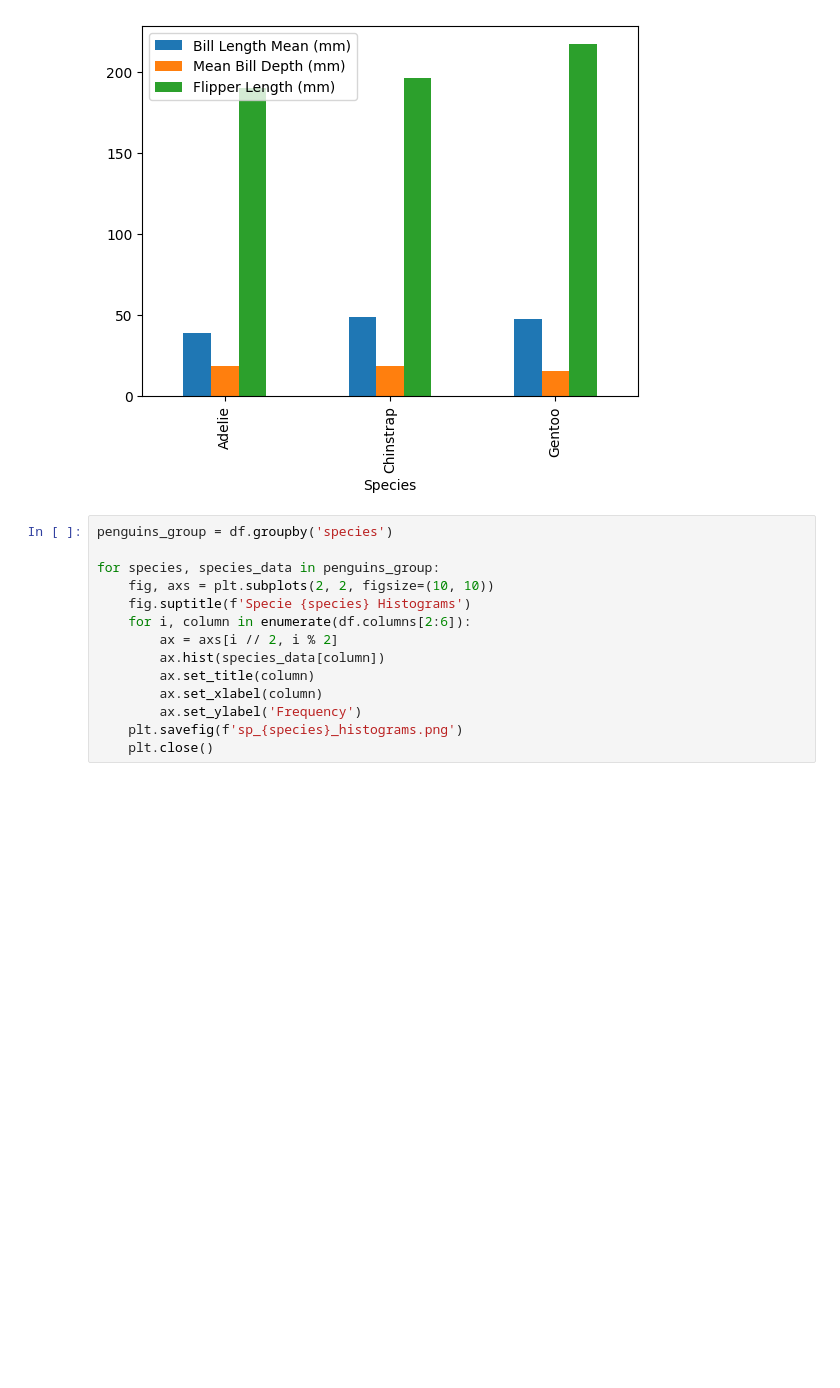
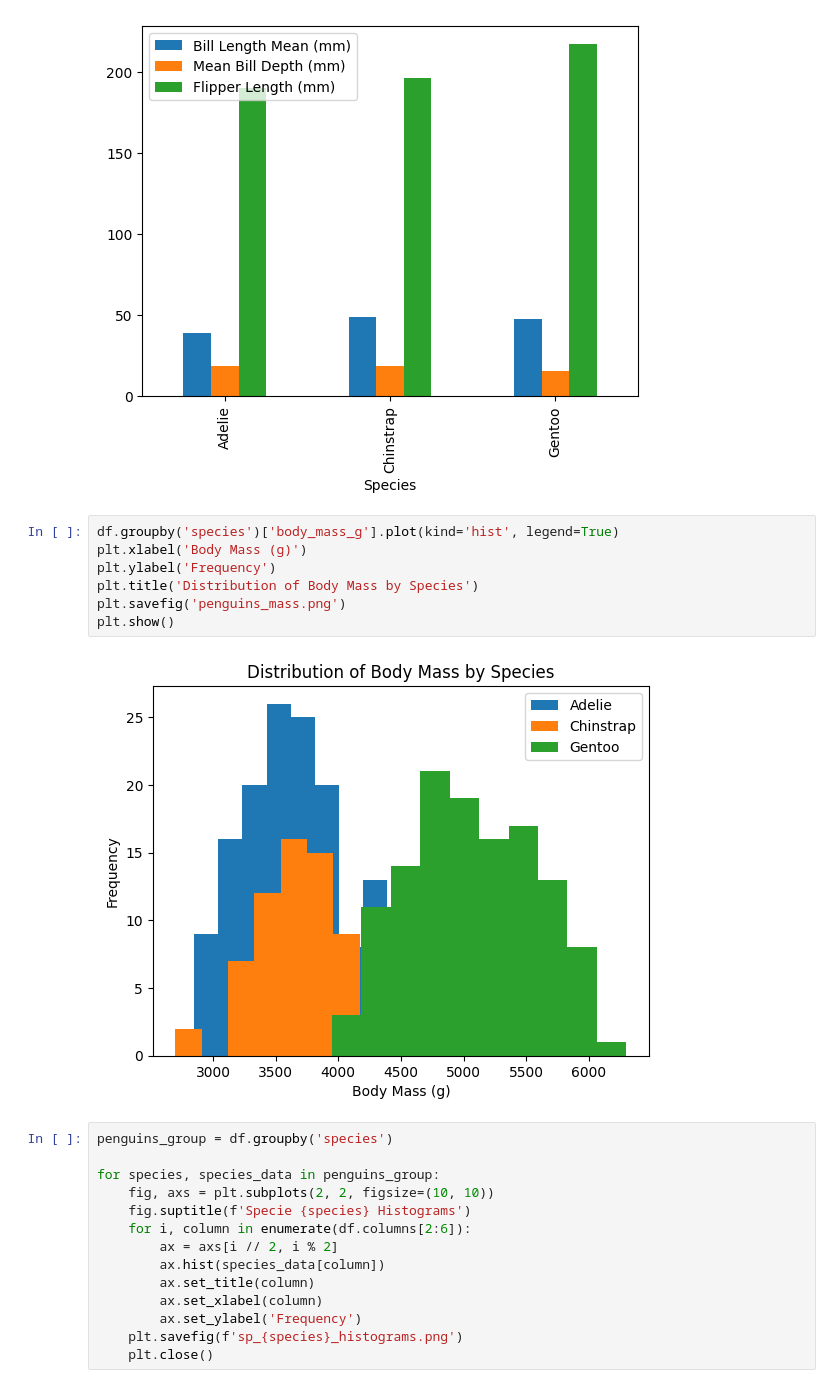
Before and after one commit to gusgoes/weekly-tasks, a Jupyter notebook: penguins.ipynb, the cells around one changed output. Drawn from its saved outputs; the diff is of its cells as text; blank space fills up the shorter version.

Commit message:
REadme + penguins_mass

```diff
--- a/penguins.ipynb
+++ b/penguins.ipynb
@@ -145,6 +145,15 @@ penguins_mean.plot(x='Species', y=['Bill Length Mean (mm)', 'Mean Bill Depth (mm
 plt.savefig('penguins_mean.png')
 # %% [output]
 [figure]
+# %%
+df.groupby('species')['body_mass_g'].plot(kind='hist', legend=True)
+plt.xlabel('Body Mass (g)')
+plt.ylabel('Frequency')
+plt.title('Distribution of Body Mass by Species')
+plt.savefig('penguins_mass.png')
+plt.show()
+# %% [output]
+[figure, added]
 # %%
 penguins_group = df.groupby('species')
 
```
Also changed, not shown: 2 other files.
